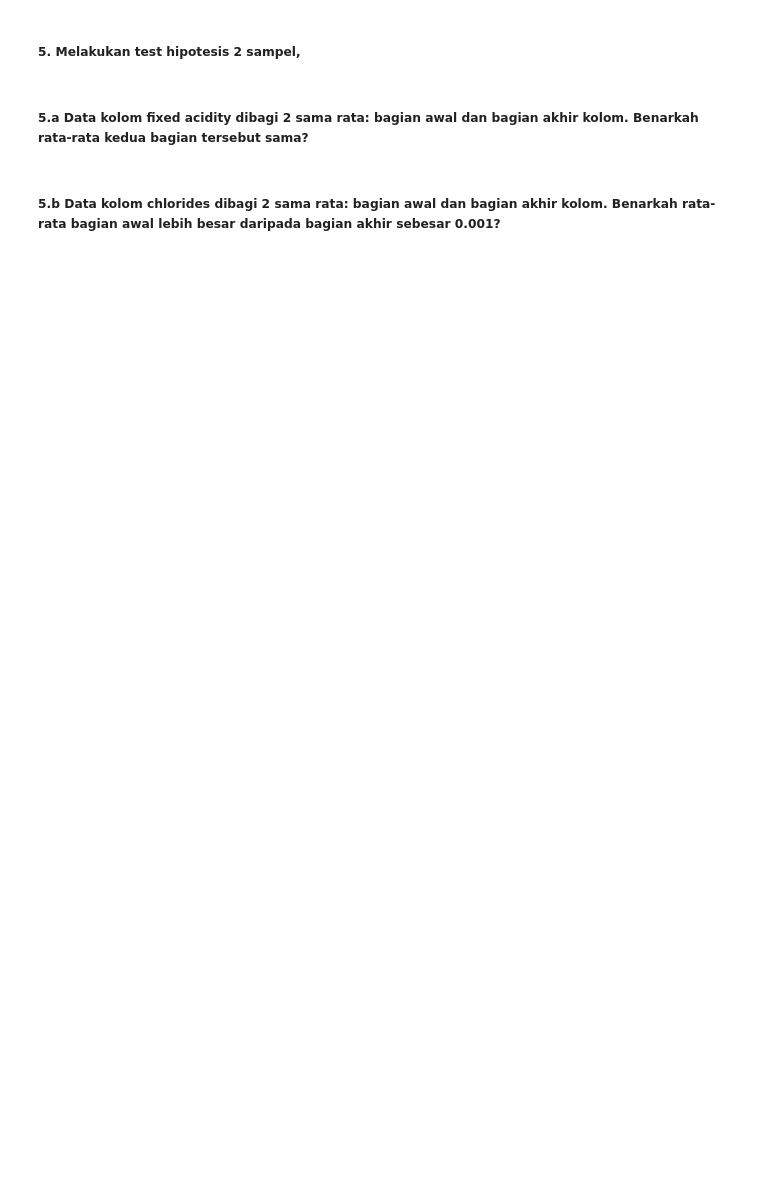
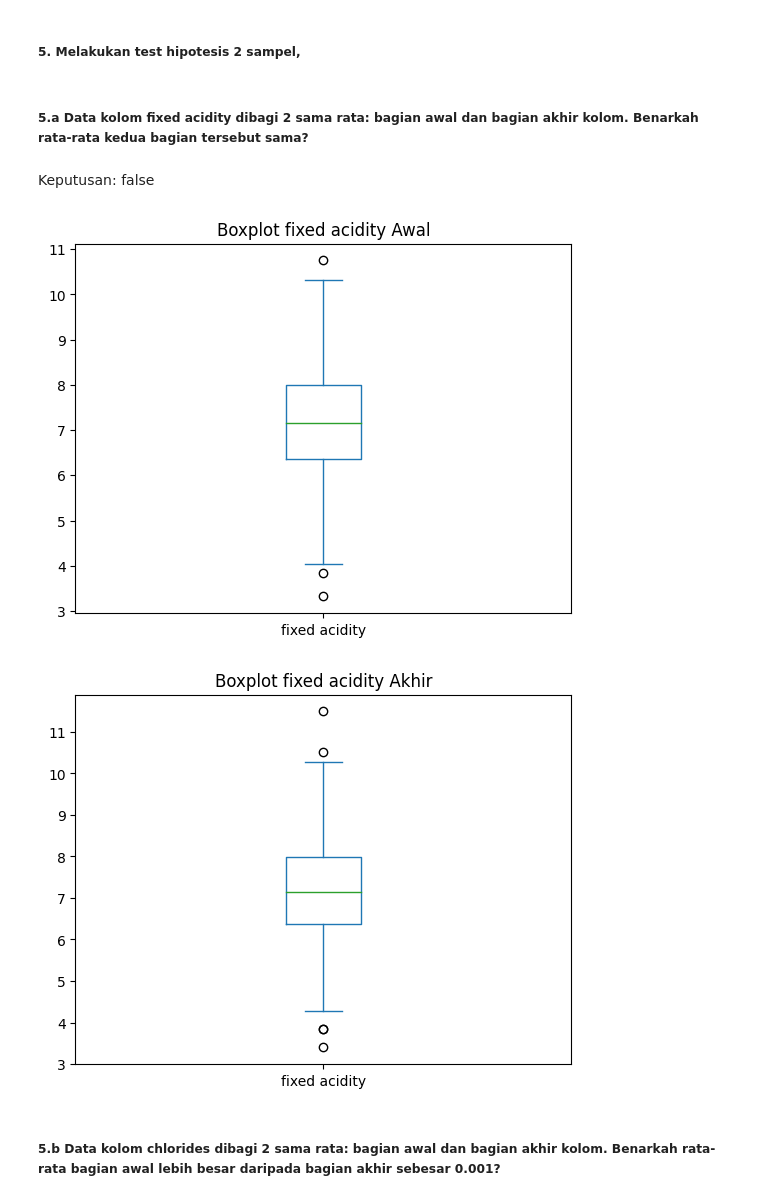
Before and after one commit to febryanarota/Tugas-Besar-Probstat, a Jupyter notebook: main.ipynb, the cells around one changed output. Saved outputs shown, nothing was run; the diff lists cells and outputs as text; code cells hidden in the pictures; blank space fills up the shorter version.

```diff
--- a/main.ipynb
+++ b/main.ipynb
@@ -402,5 +477,33 @@ Maka, nilai rata-rata 150 baris pertama kolom sulphates tidak sama dengan $0.65$
 # code no 5
 # %% [markdown]
 ##### 5.a Data kolom fixed acidity dibagi 2 sama rata: bagian awal dan bagian akhir kolom. Benarkah rata-rata kedua bagian tersebut sama?
+# %%
+kolom = "fixed acidity"
+miu_0 = 0
+alpha = 0.05
+n = len(df)
+awal = df[kolom][:n//2]
+akhir = df[kolom][n//2:]
+
+z, p = ztest(awal, akhir, value=miu_0, alternative="two-sided")
+
+z_alpha2 = st.norm.ppf(1 - alpha /2)
+
+if z < -z_alpha2 or z > z_alpha2:
+    display(Markdown(f"Keputusan: true "))
+else:
+    display(Markdown(f"Keputusan: false "))
+
+awal.plot(kind="box")
+plt.title(f"Boxplot {kolom} Awal")
+plt.show()
+
+akhir.plot(kind="box")
+plt.title(f"Boxplot {kolom} Akhir")
+plt.show()
+# %% [output]
+Keputusan: false
+[figure, added]
+[figure, added]
 # %% [markdown]
 ##### 5.b Data kolom chlorides dibagi 2 sama rata: bagian awal dan bagian akhir kolom. Benarkah rata-rata bagian awal lebih besar daripada bagian akhir sebesar 0.001?
```
Also changed, not shown: parts of 4 cells of this notebook.
